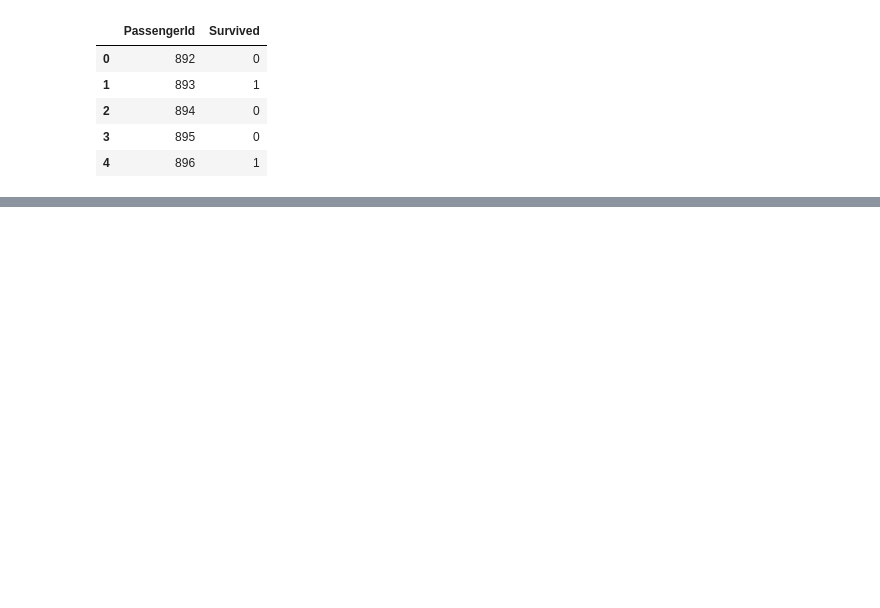
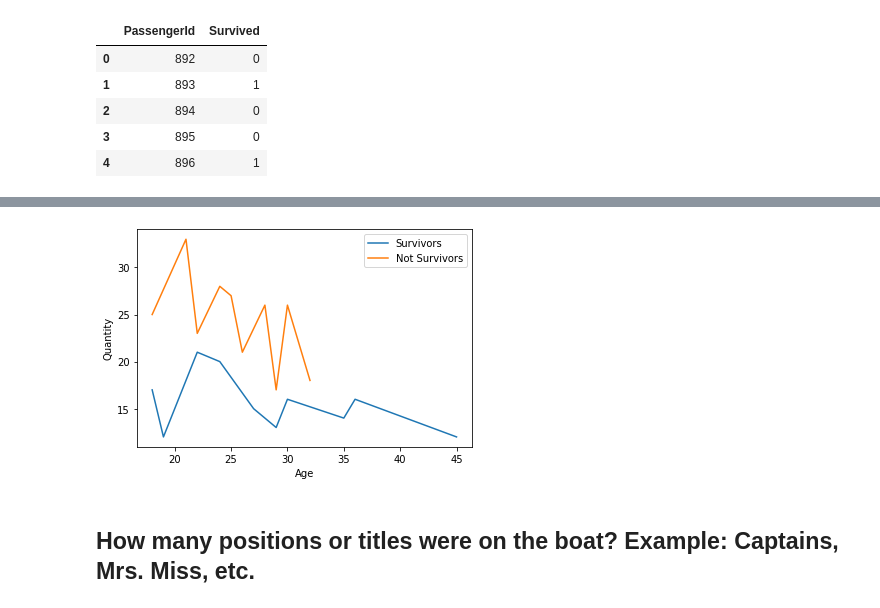
Before and after one commit to estebansolo/data-challenges, a Jupyter notebook: Titanic/challenge.ipynb, the cells around one changed output, grey strips where cells are left out. Saved outputs shown, nothing was run; the diff lists cells and outputs as text; code cells hidden in the pictures; blank space fills up the shorter version.

```diff
--- a/Titanic/challenge.ipynb
+++ b/Titanic/challenge.ipynb
@@ -41,0 +106,8 @@ df_gender.head()
+# %%
+df_top_age = df_complete.copy()
+df_top_age.dropna(subset=['Age'], inplace=True)
+df_top_age['Age'] = df_top_age['Age'].apply(int)
+# %%
+df_top_age = df_top_age.groupby(['Age', 'Survived'])['Age'].count().to_frame('Count').reset_index()
+df_top_age.sort_values(by=["Count"], ascending=False, inplace=True)
+df_top_age
@@ -41,0 +128,4 @@ df_gender.head()
+# %%
+print("Top 10 age that survived")
+top_survivors = df_top_age[df_top_age['Survived'] == 1][['Age', 'Count']].head(10)
+top_survivors
@@ -41,0 +145,5 @@ df_gender.head()
+# %%
+print("Top 10 age that not survived")
+
+top_not_survivors = df_top_age[df_top_age['Survived'] == 0][['Age', 'Count']].head(10)
+top_not_survivors
@@ -41,0 +165,16 @@ df_gender.head()
+# %%
+top_survivors.sort_values(by=["Age"], inplace=True)
+top_not_survivors.sort_values(by=["Age"], inplace=True)
+
+plt.plot(top_survivors["Age"], top_survivors['Count'], label="Survivors")
+plt.plot(top_not_survivors["Age"], top_not_survivors['Count'], label="Not Survivors")
+
+plt.legend(loc='upper right')
+plt.xlabel("Age")
+plt.ylabel("Quantity")
+
+plt.show()
+# %% [output]
+[figure, added]
+# %% [markdown]
+## How many positions or titles were on the boat? Example: Captains, Mrs. Miss, etc.
```
Also changed, not shown: parts of 25 cells of this notebook.
